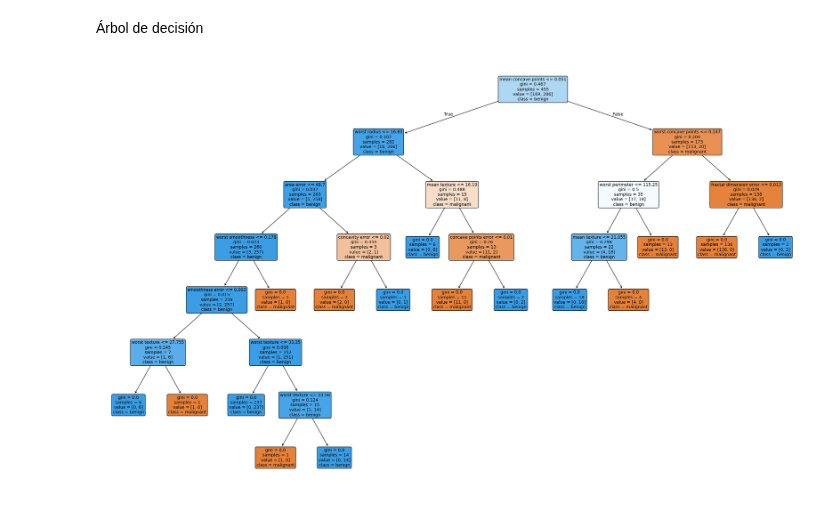
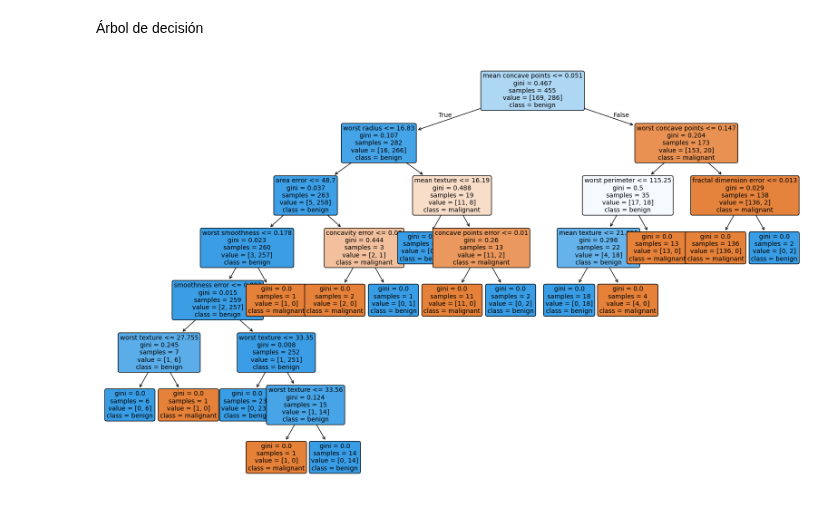
Before and after one commit to edu015u/IA-Y-REDES-NEURONALES-2025, a Jupyter notebook: ACTIVIDADES/AF6_Decision_Tree.ipynb, the cells around one changed output. Cells and saved outputs as stored; diff of their text form; code cells hidden in the pictures.

```diff
--- a/ACTIVIDADES/AF6_Decision_Tree.ipynb
+++ b/ACTIVIDADES/AF6_Decision_Tree.ipynb
@@ -178,16 +178,16 @@ weighted avg       0.95      0.95      0.95       114
 Árbol de decisión
 # %%
 # Visualización de árbol de decisión
-plt.figure(figsize=(30,18))
+plt.figure(figsize=(20,12))
 plot_tree(decision_tree_model,
           filled=True,
           feature_names=cancer_data.feature_names,
           class_names=cancer_data.target_names,
           rounded=True,
           fontsize=10)
 
 # DPI=300
 plt.savefig('decision_tree.png', dpi=300)
 plt.show()
 # %% [output]
-[figure, old version]
+[figure, new version]
```
